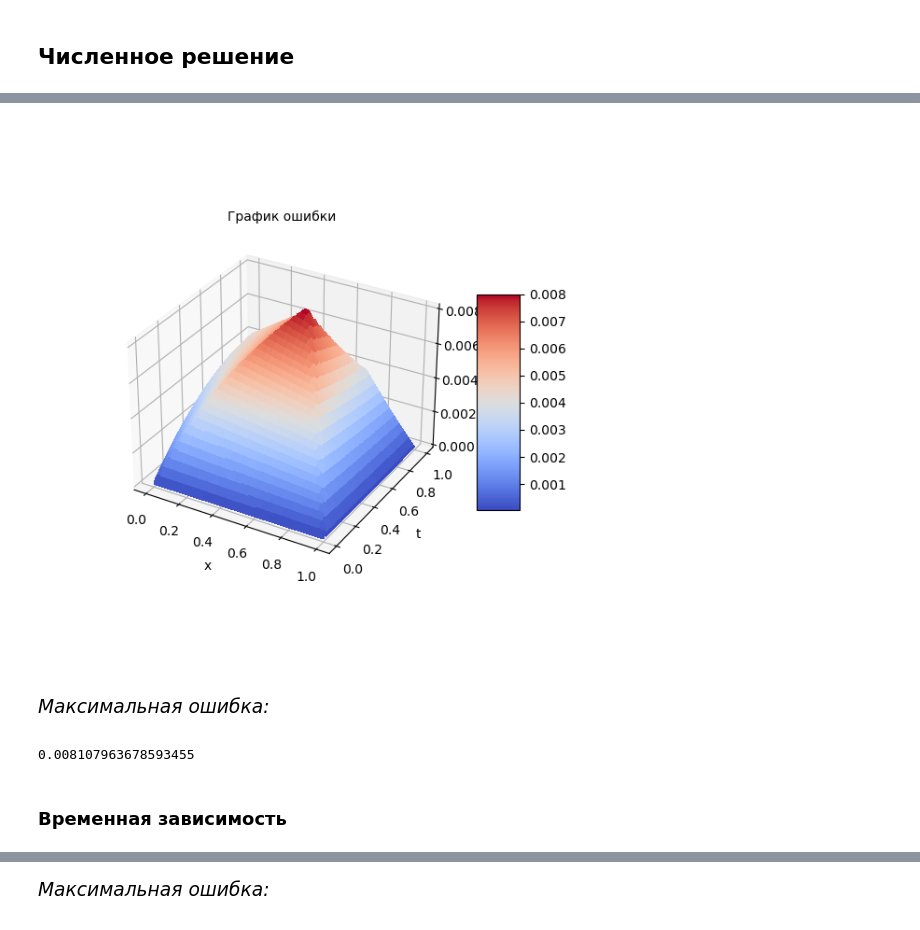
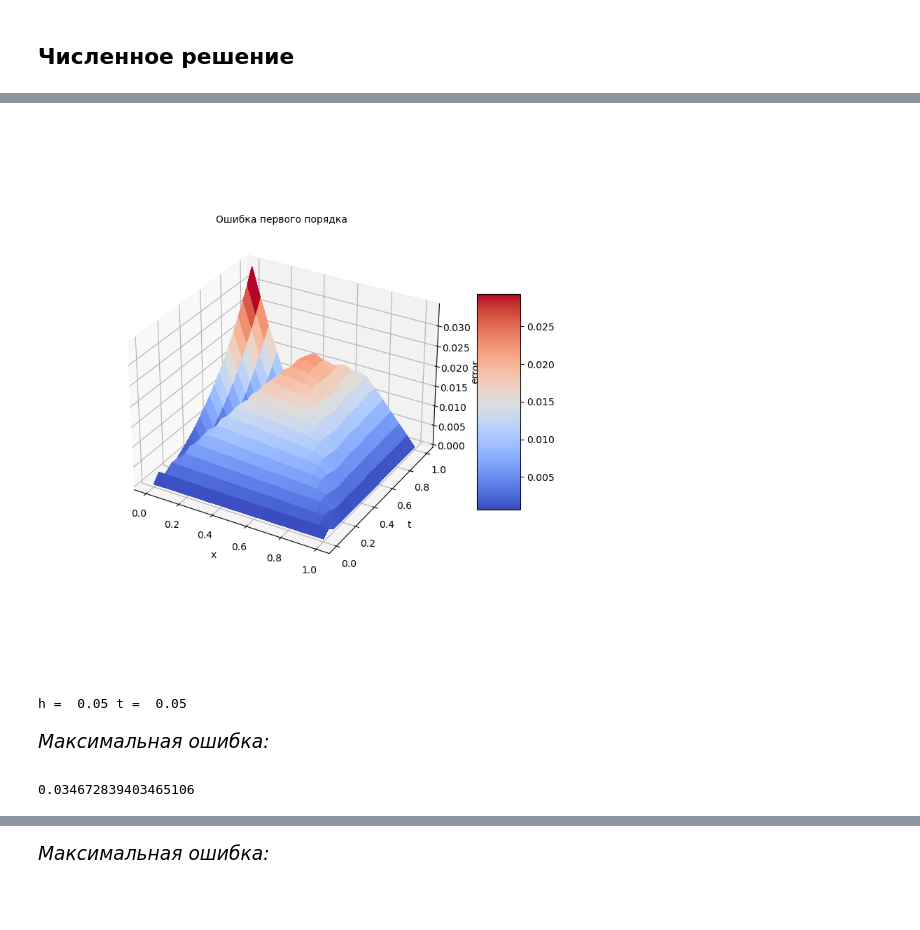
Before and after one commit to Shchetinnikov/Numerical_Methods, a Jupyter notebook: Lab7.ipynb, the cells around one changed output, grey strips where cells are left out. Drawn from its saved outputs; the diff is of its cells as text; code cells hidden in the pictures.

```diff
--- a/Lab7.ipynb
+++ b/Lab7.ipynb
@@ -148,10 +204,4 @@ plt.show()
 # %%
-u_plot1 = []   # численное решение
+u_plot1 = solve_eq(x_plot, t_plot, a, f,
+                   phi_1, phi_1xx ,phi_2,
+                   alpha_1, beta_1, gamma_1, alpha_2, beta_2, gamma_2, precision=1)
-# %%
-# первые два слоя по времени из начальных условий
-
-layer_0 = [phi_1(xk) for xk in x_plot]
-layer_1 = [phi_2(xk) * t + uk_0 for xk, uk_0 in zip(x_plot, layer_0)]
-
-u_plot1.append(layer_0)
-u_plot1.append(layer_1)
@@ -214,35 +224,19 @@ errors = []
 for n in range(len(Z0)):
     errors_i = [abs(z0 - z) for z0, z in zip(Z0[n], Z[n])]
     errors.append(errors_i)
+
+errors = np.array(errors)
-# %%
-X, Y = np.meshgrid(x_plot, t_plot)
-errors = np.asarray(errors)
 # %%
-fig = plt.figure(figsize=(6, 6))
-ax = fig.add_subplot(111, projection='3d')
-
-surf = ax.plot_surface(X, Y, errors, cmap=cm.coolwarm, linewidth=0, antialiased=False)
-fig.colorbar(surf, shrink=0.5, aspect=5)
-# ax.plot_wireframe(X, Y, errors,  rstride=10, cstride=10, color='', label='analytical solution')
-
-ax.set_xlabel('x', fontsize=10)
-ax.set_ylabel('t', fontsize=10)
-ax.set_zlabel('error', fontsize=10)
-
-plt.title('График ошибки', fontsize=10)
-
-plt.show()
+error_fig(X, Y, errors, precision=1)
 # %% [output]
-[figure, old version]
+[figure, new version]
+h =  0.05 t =  0.05
 # %% [markdown]
 <span style="font-style:italic; font-size:14pt;">
     <p>
         Максимальная ошибка:
     </p>
 # %%
-errors = errors.flatten()
-max(errors.tolist())
+np.max(errors)
 # %% [output]
-0.008107963678593455
+0.034672839403465106
-# %% [markdown]
-### Временная зависимость
```
Also changed, not shown: parts of 51 cells of this notebook.
